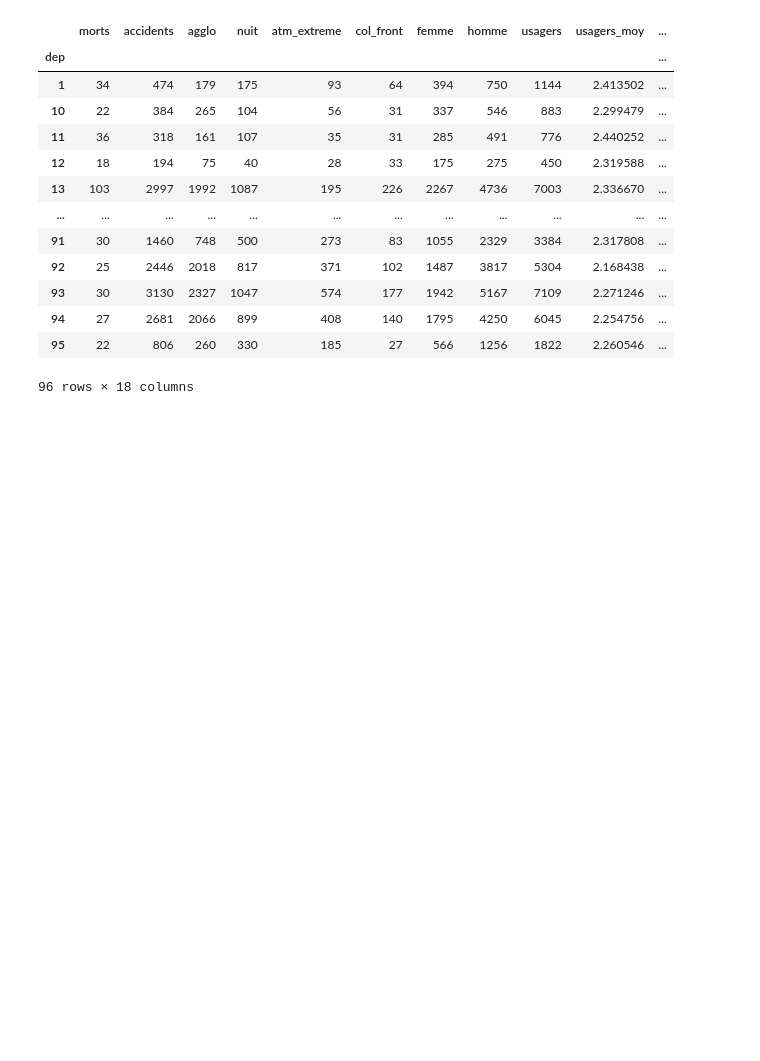
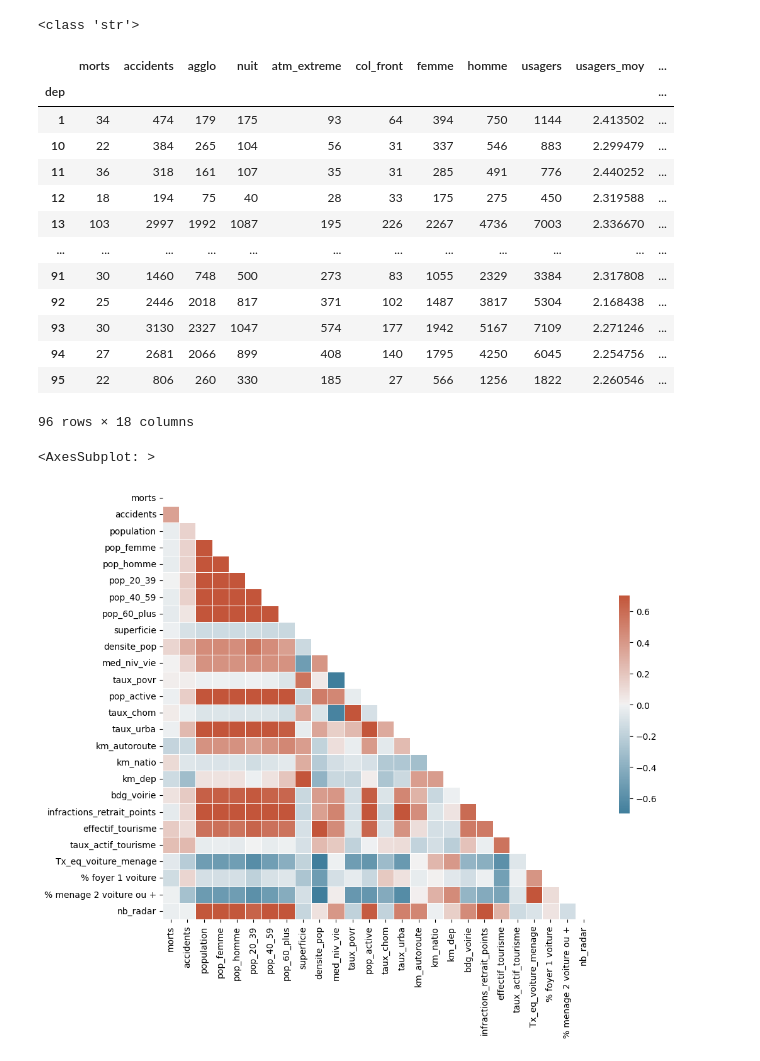
Before and after one commit to josephmosse/projet_econometrie, a Jupyter notebook: accidents.ipynb, the cells around one changed output. Cells and saved outputs as stored; diff of their text form; code cells hidden in the pictures; blank space fills up the shorter version.

```diff
--- a/accidents.ipynb
+++ b/accidents.ipynb
@@ -114,8 +115,10 @@ data['nbv_moy'] = caracteristiques.groupby('dep')['nbv'].mean()
 data['surface_normale'] = caracteristiques.groupby('dep')['surface_normale'].sum()
 
 data = data.drop(data.index[96:])
-display(data)
+print(type(data.index[1]))
+display(data.sort_values(by='dep'))
 # %% [output]
+<class 'str'>
 |  | morts | accidents | agglo | nuit | atm_extreme | col_front | femme | homme | usagers | usagers_moy | ... |
 | dep |  |  |  |  |  |  |  |  |  |  | ... |
 | 1 | 34 | 474 | 179 | 175 | 93 | 64 | 394 | 750 | 1144 | 2.413502 | ... |
@@ -129,4 +132,23 @@ display(data)
 | 93 | 30 | 3130 | 2327 | 1047 | 574 | 177 | 1942 | 5167 | 7109 | 2.271246 | ... |
 | 94 | 27 | 2681 | 2066 | 899 | 408 | 140 | 1795 | 4250 | 6045 | 2.254756 | ... |
 | 95 | 22 | 806 | 260 | 330 | 185 | 27 | 566 | 1256 | 1822 | 2.260546 | ... |
-96 rows × 18 columns
+96 rows × 18 columns
+# %%
+# Matrice de corrélation
+corr = donnes_brut.corr()
+
+
+mask = np.triu(np.ones_like(corr, dtype=bool))
+
+# Set up the matplotlib figure
+f, ax = plt.subplots(figsize=(11, 9))
+
+# Generate a custom diverging colormap
+cmap = sns.diverging_palette(230, 20, as_cmap=True)
+
+# Draw the heatmap with the mask and correct aspect ratio
+sns.heatmap(corr , mask=mask, cmap=cmap, vmax=0.7, vmin=-0.7, center=0,
+            square=True, linewidths=.5, cbar_kws={"shrink": .5})
+# %% [output]
+<AxesSubplot: >
+[figure, added]
```
Also changed, not shown: parts of 6 cells of this notebook, 3 other files.
